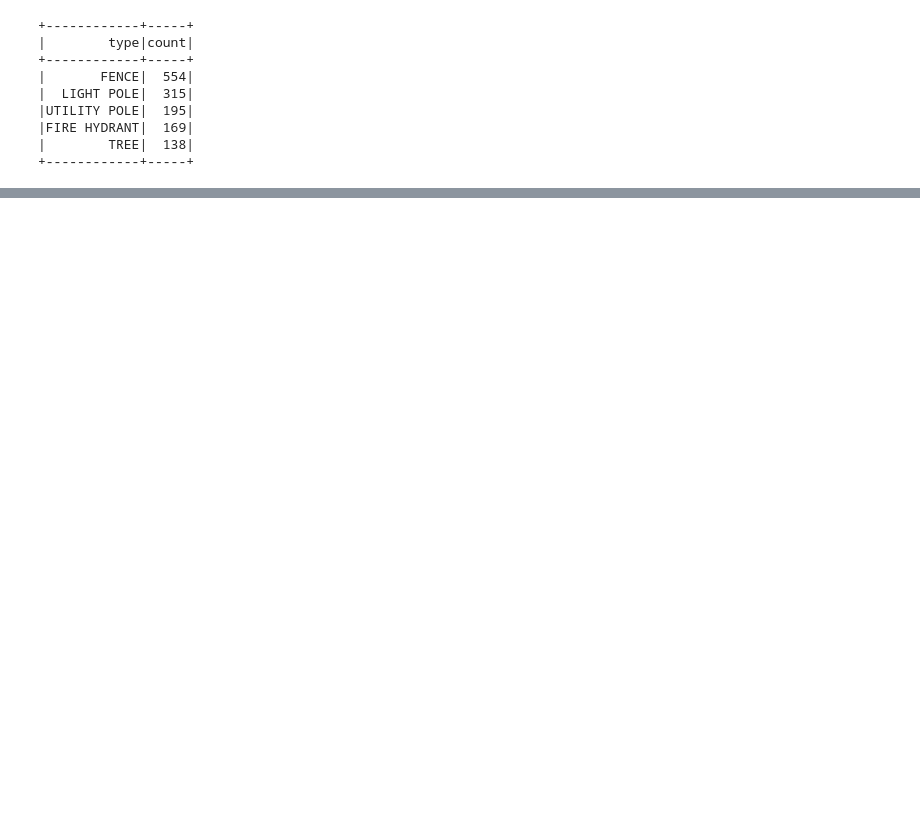
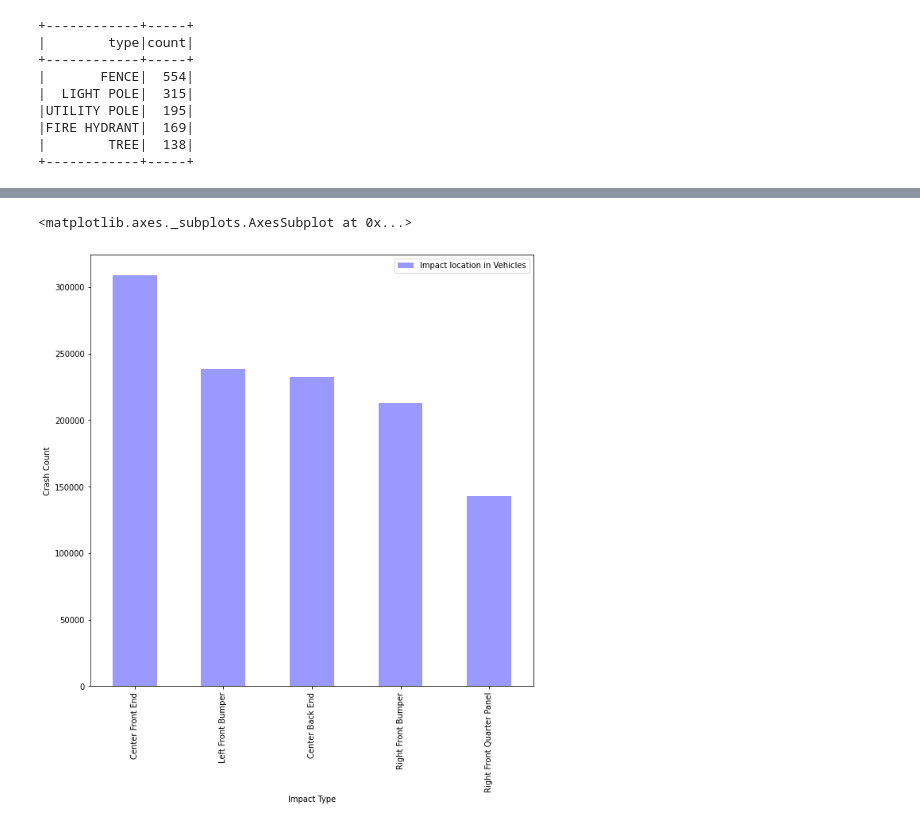
Before and after one commit to Parv17k/nyc_collision_data_analysis, a Jupyter notebook: vehicle_query.ipynb, the cells around one changed output, grey strips where cells are left out. Drawn from its saved outputs; the diff is of its cells as text; code cells hidden in the pictures; blank space fills up the shorter version.

```diff
--- a/vehicle_query.ipynb
+++ b/vehicle_query.ipynb
@@ -316,0 +322,6 @@ only showing top 20 rows
+# %%
+pd.DataFrame(top5impacts.collect()).plot.bar(color=["#9999ff"],x=0,y=1,figsize=(10,10)
+                                                                                                          ,xlabel="Impact Type",ylabel="Crash Count",label='Impact location in Vehicles')
+# %% [output]
+<matplotlib.axes._subplots.AxesSubplot at 0x...>
+[figure, added]
```
Also changed, not shown: parts of 15 cells of this notebook, 13 other files.
